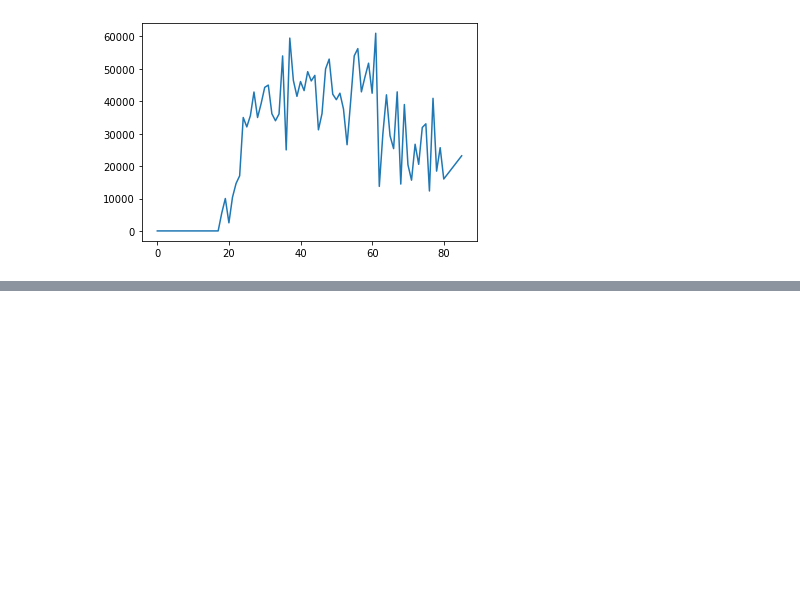
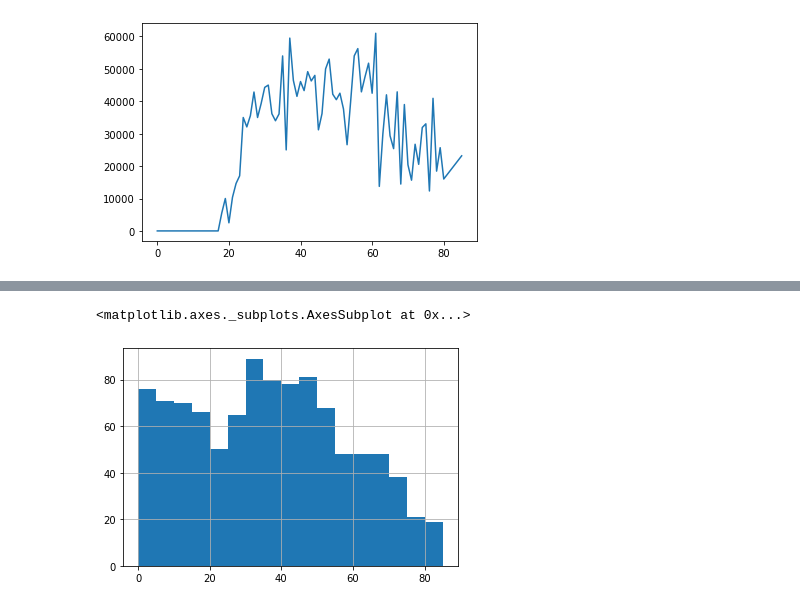
Before and after one commit to abrunlinger/Quarantine-Lifestyle-Analysis, a Jupyter notebook: notebooks/Quarantine Analysis.ipynb, the cells around one changed output, grey strips where cells are left out. Saved outputs shown, nothing was run; the diff lists cells and outputs as text; code cells hidden in the pictures; blank space fills up the shorter version.

```diff
--- a/notebooks/Quarantine Analysis.ipynb
+++ b/notebooks/Quarantine Analysis.ipynb
@@ -124,0 +127,4 @@ plt.show()
+# %%
+#First we'll establish our 5 year bins
+age_brackets = pd.interval_range(start=15, freq=5, end=90, closed='left')
+age_brackets
@@ -124,0 +141,4 @@ plt.show()
+# %%
+#Add the additional column to the original df
+ppdf['AGE_BRACKET'] = pd.cut(ppdf['A_AGE'], bins=age_brackets)
+ppdf
@@ -124,0 +159,4 @@ plt.show()
+# %%
+#Create a copy of the DF only containing the columns we want to see
+ppdf_new = ppdf[['PERIDNUM', 'GTCBSA', 'A_AGE', 'PTOTVAL', 'AGE_BRACKET']].copy()
+ppdf_new.head()
@@ -124,0 +170,4 @@ plt.show()
+# %%
+#Filtering down to Nashville CBSA
+ppdf_new = ppdf_new.loc[ppdf_new['GTCBSA'] == 34980]
+ppdf_new
@@ -124,0 +228,5 @@ plt.show()
+# %%
+ppdf_new['A_AGE'].hist(bins=range(0,90,5))
+# %% [output]
+<matplotlib.axes._subplots.AxesSubplot at 0x...>
+[figure, added]
```
Also changed, not shown: parts of 10 cells of this notebook, 1 other file.
